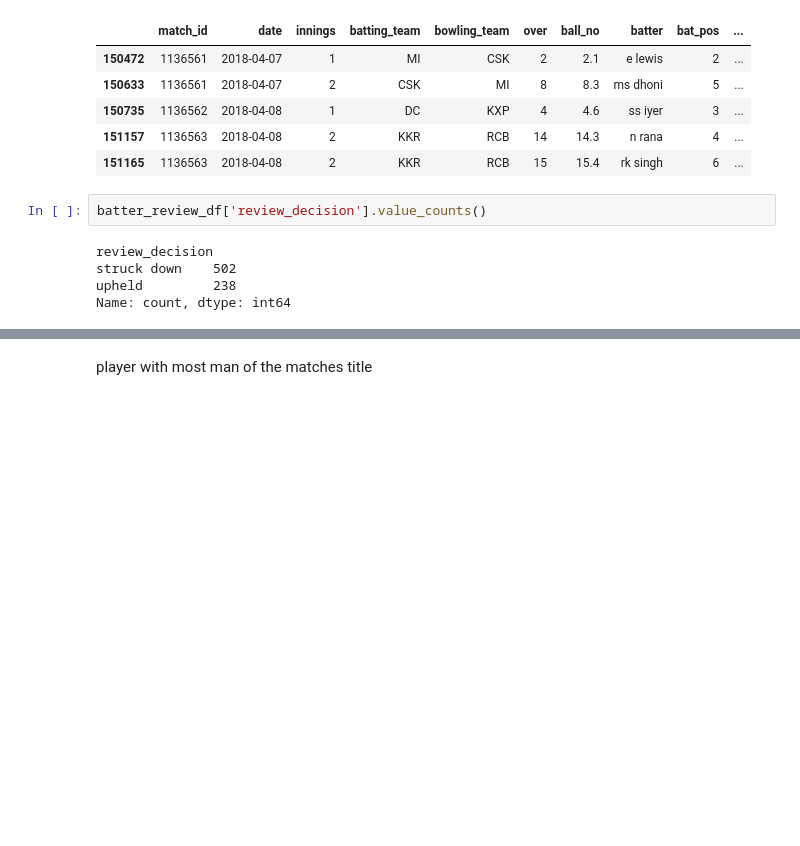
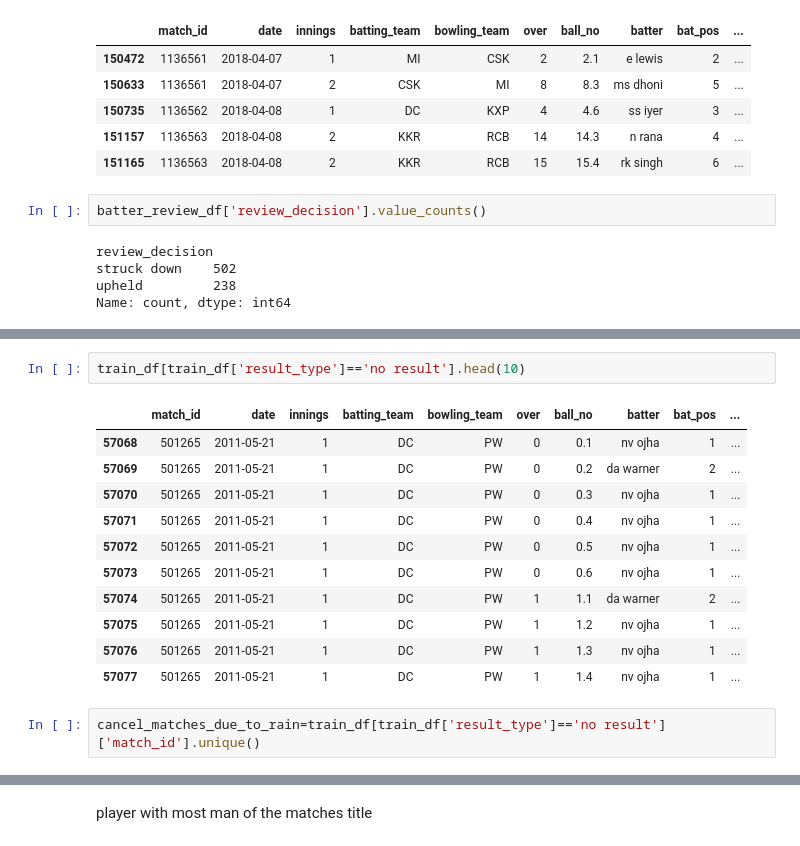
Before and after one commit to karansingh-chauhan/IPL-DATA-ANALYSIS, a Jupyter notebook: main.ipynb, the cells around one changed output, grey strips where cells are left out. Cells and saved outputs as stored; diff of their text form; blank space fills up the shorter version.

```diff
--- a/main.ipynb
+++ b/main.ipynb
@@ -991,0 +994,16 @@ batter_review_df['review_decision'] = batter_review_df['review_decision'].map(ma
+# %%
+train_df[train_df['result_type']=='no result'].head(10)
+# %% [output]
+|  | match_id | date | innings | batting_team | bowling_team | over | ball_no | batter | bat_pos | ... |
+| 57068 | 501265 | 2011-05-21 | 1 | DC | PW | 0 | 0.1 | nv ojha | 1 | ... |
+| 57069 | 501265 | 2011-05-21 | 1 | DC | PW | 0 | 0.2 | da warner | 2 | ... |
+| 57070 | 501265 | 2011-05-21 | 1 | DC | PW | 0 | 0.3 | nv ojha | 1 | ... |
+| 57071 | 501265 | 2011-05-21 | 1 | DC | PW | 0 | 0.4 | nv ojha | 1 | ... |
+| 57072 | 501265 | 2011-05-21 | 1 | DC | PW | 0 | 0.5 | nv ojha | 1 | ... |
+| 57073 | 501265 | 2011-05-21 | 1 | DC | PW | 0 | 0.6 | nv ojha | 1 | ... |
+| 57074 | 501265 | 2011-05-21 | 1 | DC | PW | 1 | 1.1 | da warner | 2 | ... |
+| 57075 | 501265 | 2011-05-21 | 1 | DC | PW | 1 | 1.2 | nv ojha | 1 | ... |
+| 57076 | 501265 | 2011-05-21 | 1 | DC | PW | 1 | 1.3 | nv ojha | 1 | ... |
+| 57077 | 501265 | 2011-05-21 | 1 | DC | PW | 1 | 1.4 | nv ojha | 1 | ... |
+# %%
+cancel_matches_due_to_rain=train_df[train_df['result_type']=='no result']['match_id'].unique()
```
Also changed, not shown: parts of 39 cells of this notebook.
